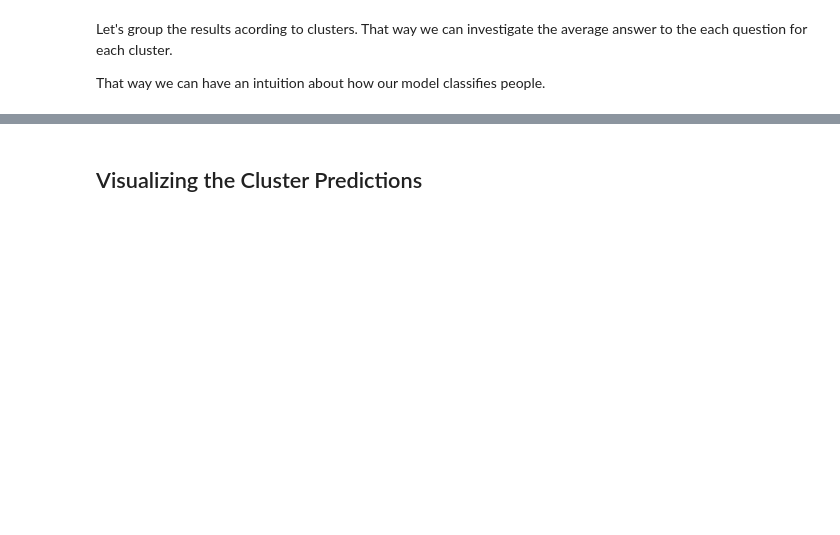
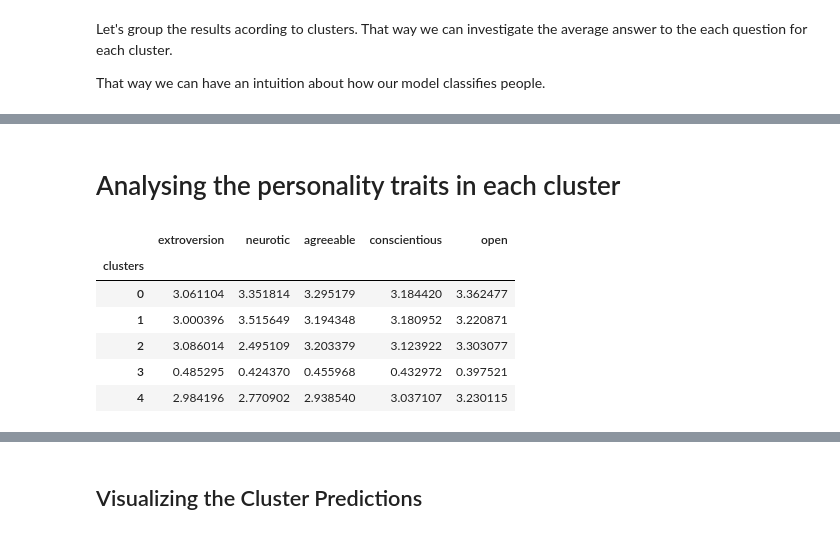
Before and after one commit to atharva-diwan/ME781_course_project_grp31, a Jupyter notebook: roommate_matchmaking.ipynb, the cells around one changed output, grey strips where cells are left out. Cells and saved outputs as stored; diff of their text form; code cells hidden in the pictures; blank space fills up the shorter version.

```diff
--- a/roommate_matchmaking.ipynb
+++ b/roommate_matchmaking.ipynb
@@ -380,0 +376,28 @@ df_pca_fit.groupby('Clusters').mean()
+# %% [markdown]
+# Analysing the personality traits in each cluster
+# %%
+# Summing up the different questions groups to
+orig_df = data.drop('country', axis=1)
+col_list = list(orig_df)
+ext = col_list[0:10]
+est = col_list[10:20]
+agr = col_list[20:30]
+csn = col_list[30:40]
+opn = col_list[40:50]
+
+data_sums = pd.DataFrame()
+data_sums['extroversion'] = orig_df[ext].sum(axis=1)/10
+data_sums['neurotic'] = orig_df[est].sum(axis=1)/10
+data_sums['agreeable'] = orig_df[agr].sum(axis=1)/10
+data_sums['conscientious'] = orig_df[csn].sum(axis=1)/10
+data_sums['open'] = orig_df[opn].sum(axis=1)/10
+data_sums['clusters'] = predictions
+data_sums.groupby('clusters').mean()
+# %% [output]
+|  | extroversion | neurotic | agreeable | conscientious | open |
+| clusters |  |  |  |  |  |
+| 0 | 3.061104 | 3.351814 | 3.295179 | 3.184420 | 3.362477 |
+| 1 | 3.000396 | 3.515649 | 3.194348 | 3.180952 | 3.220871 |
+| 2 | 3.086014 | 2.495109 | 3.203379 | 3.123922 | 3.303077 |
+| 3 | 0.485295 | 0.424370 | 0.455968 | 0.432972 | 0.397521 |
+| 4 | 2.984196 | 2.770902 | 2.938540 | 3.037107 | 3.230115 |
```
Also changed, not shown: parts of 19 cells of this notebook.
